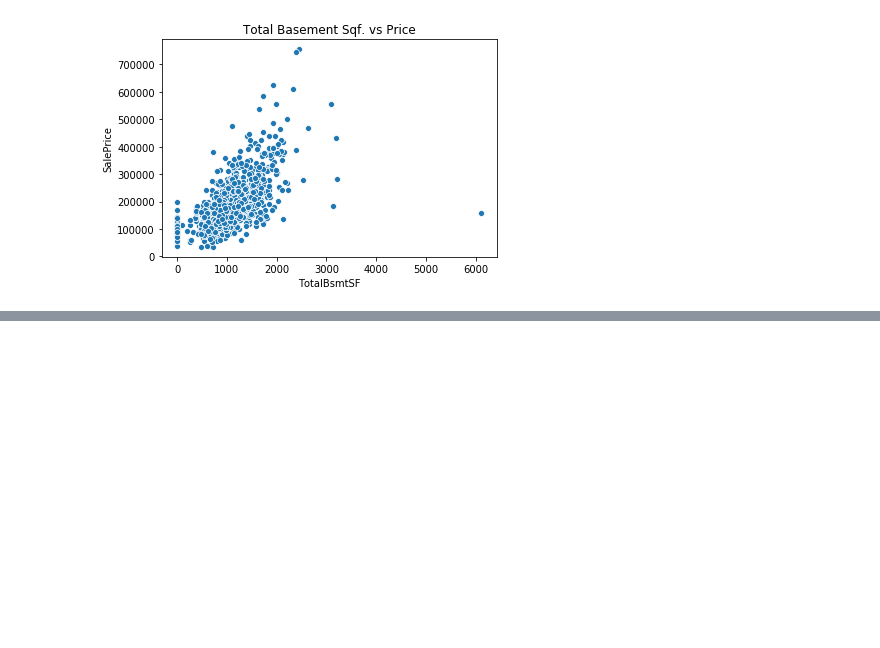
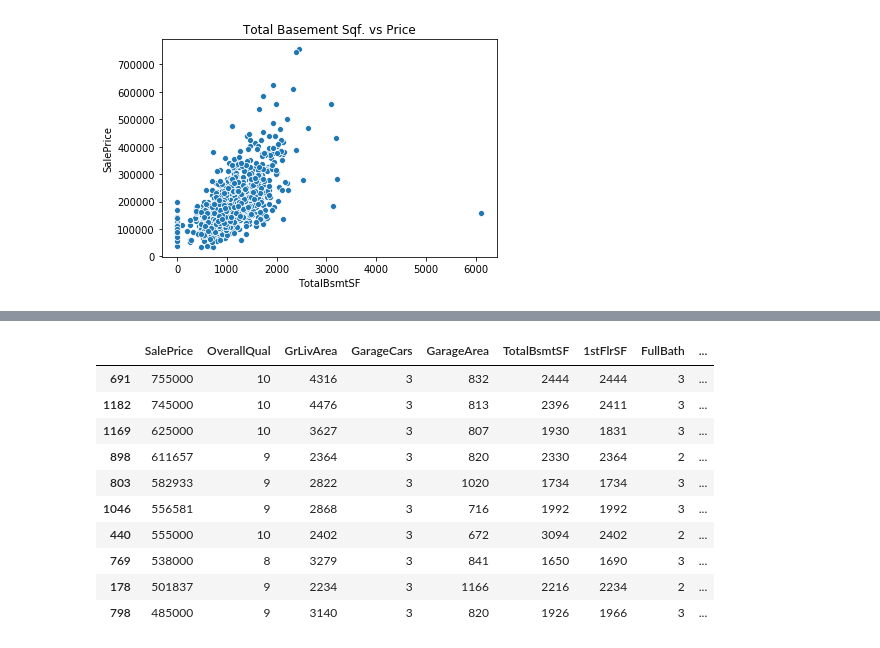
Before and after one commit to mkung8889/house_price_regression_kaggle, a Jupyter notebook: Data_Cleaning.ipynb, the cells around one changed output, grey strips where cells are left out. Drawn from its saved outputs; the diff is of its cells as text; code cells hidden in the pictures; blank space fills up the shorter version.

```diff
--- a/Data_Cleaning.ipynb
+++ b/Data_Cleaning.ipynb
@@ -97,0 +90,14 @@ plt.show()
+# %%
+df_train[cols].sort_values(by='SalePrice', ascending=False).head(10)
+# %% [output]
+|  | SalePrice | OverallQual | GrLivArea | GarageCars | GarageArea | TotalBsmtSF | 1stFlrSF | FullBath | ... |
+| 691 | 755000 | 10 | 4316 | 3 | 832 | 2444 | 2444 | 3 | ... |
+| 1182 | 745000 | 10 | 4476 | 3 | 813 | 2396 | 2411 | 3 | ... |
+| 1169 | 625000 | 10 | 3627 | 3 | 807 | 1930 | 1831 | 3 | ... |
+| 898 | 611657 | 9 | 2364 | 3 | 820 | 2330 | 2364 | 2 | ... |
+| 803 | 582933 | 9 | 2822 | 3 | 1020 | 1734 | 1734 | 3 | ... |
+| 1046 | 556581 | 9 | 2868 | 3 | 716 | 1992 | 1992 | 3 | ... |
+| 440 | 555000 | 10 | 2402 | 3 | 672 | 3094 | 2402 | 2 | ... |
+| 769 | 538000 | 8 | 3279 | 3 | 841 | 1650 | 1690 | 3 | ... |
+| 178 | 501837 | 9 | 2234 | 3 | 1166 | 2216 | 2234 | 2 | ... |
+| 798 | 485000 | 9 | 3140 | 3 | 820 | 1926 | 1966 | 3 | ... |
```
Also changed, not shown: parts of 8 cells of this notebook.
